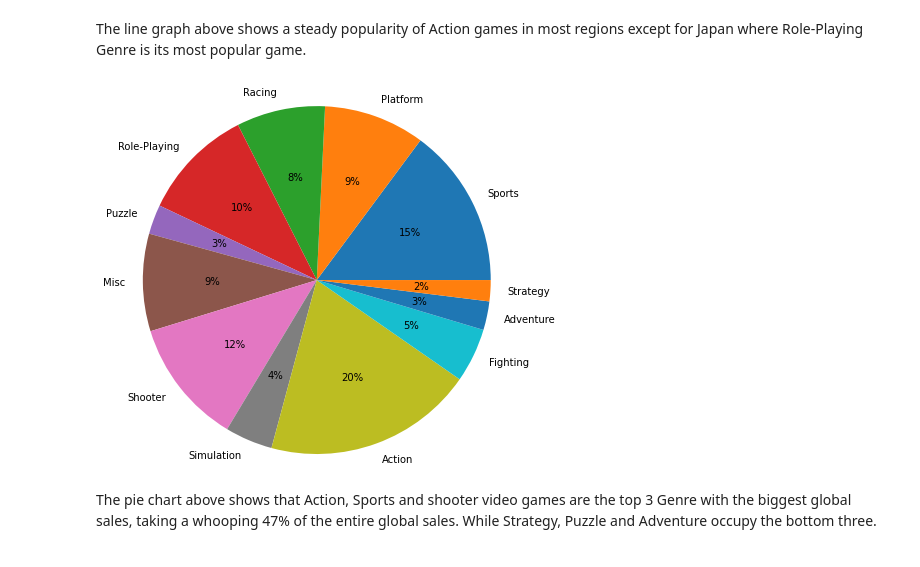
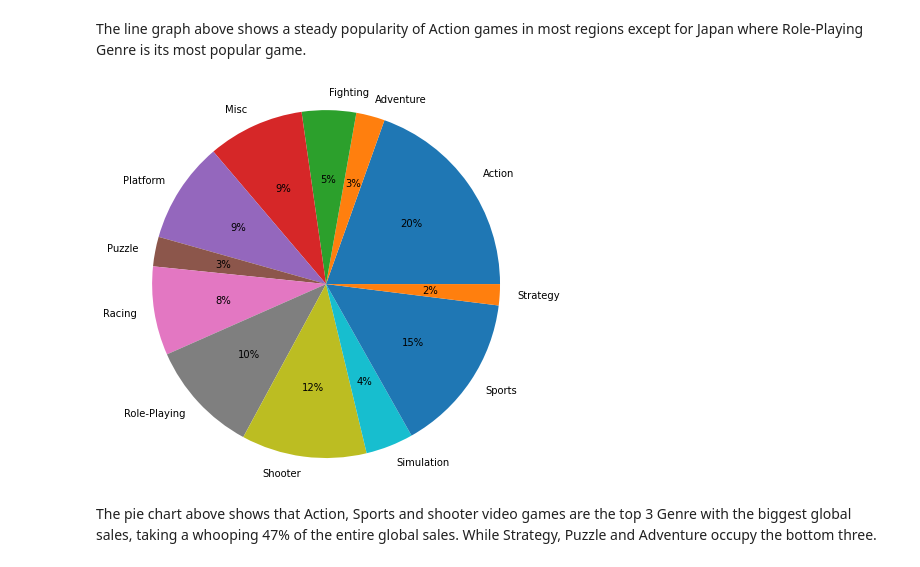
Before and after one commit to cappymayor/worldwide_game_EDA, a Jupyter notebook: Notebook/Video-games-analysis.ipynb, the cells around one changed output. Drawn from its saved outputs; the diff is of its cells as text; code cells hidden in the pictures.

```diff
--- a/Notebook/Video-games-analysis.ipynb
+++ b/Notebook/Video-games-analysis.ipynb
@@ -100,0 +61,3 @@ Above Dataframe shows the top 10 game publishers, Electronic Arts dominates the
+# %%
+#dropping missing values
+video_games.dropna(inplace = True)
@@ -145,6 +192,6 @@ plt.show()
 The variablity visualization above makes it evident on how the sales in all regions varies from one another , which confirm
 again that the North America sales has the highest standard of deviation with other countries sales being least .
 # %%
-all_sales = video_games.groupby("Genre")[["NA_Sales", "EU_Sales", "JP_Sales", "Other_Sales", "Global_Sales"]].sum()
+all_sales = video_games.groupby("Genre", as_index = False)[["NA_Sales", "EU_Sales", "JP_Sales", "Other_Sales", "Global_Sales"]].sum()
 all_sales
 # %% [output]
@@ -225,10 +249,11 @@ plt.show()
 # %% [markdown]
 The line graph above shows a steady popularity of Action games in most regions except for Japan where Role-Playing Genre is its most popular game.
 # %%
-plt.pie(total_sales.GLOBAL_SALES, labels = total_sales.Genre, radius = 2, autopct = "%0.0f%%")
+#the overall video game sales among Genre.
+plt.pie(all_sales.Global_Sales, labels = all_sales.Genre, radius = 2, autopct = "%0.0f%%")
 plt.show()
 # %% [output]
-[figure, old version]
+[figure, new version]
 # %% [markdown]
 The pie chart above shows that Action, Sports and shooter video games are the top 3 Genre with the biggest global sales, taking
 a whooping 47% of the entire global sales. While Strategy, Puzzle and Adventure occupy the bottom three.
```
Also changed, not shown: parts of 22 cells of this notebook.
